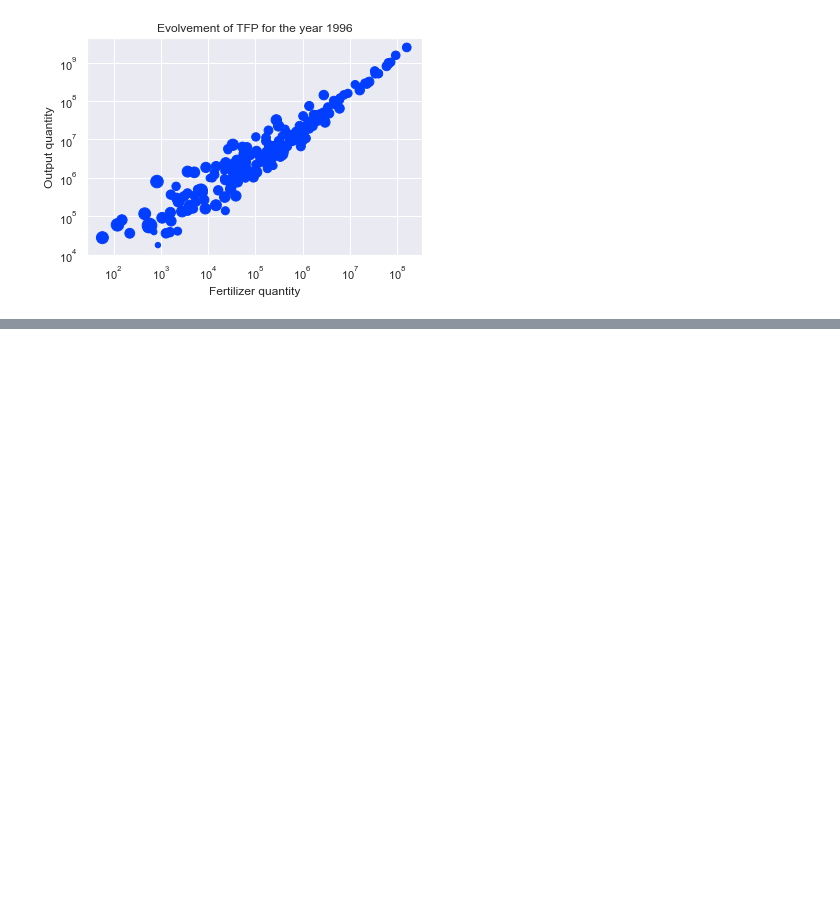
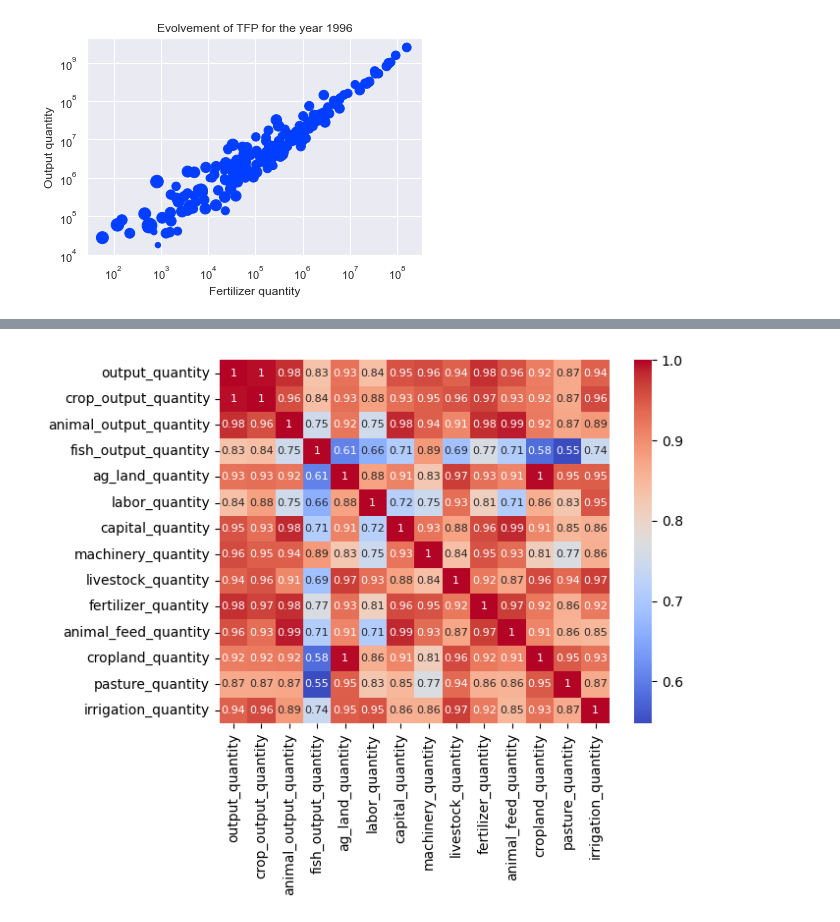
Before and after one commit to monica-navas-m/Advanced-Programming-for-Data-Science, a Jupyter notebook: testing/testing.ipynb, the cells around one changed output, grey strips where cells are left out. Drawn from its saved outputs; the diff is of its cells as text; code cells hidden in the pictures; blank space fills up the shorter version.

```diff
--- a/testing/testing.ipynb
+++ b/testing/testing.ipynb
@@ -65,0 +332,4 @@ test.gapminder(1996)
+# %%
+final.plot_correlation()
+# %% [output]
+[figure, added]
```
Also changed, not shown: parts of 4 cells of this notebook, 3 other files.
